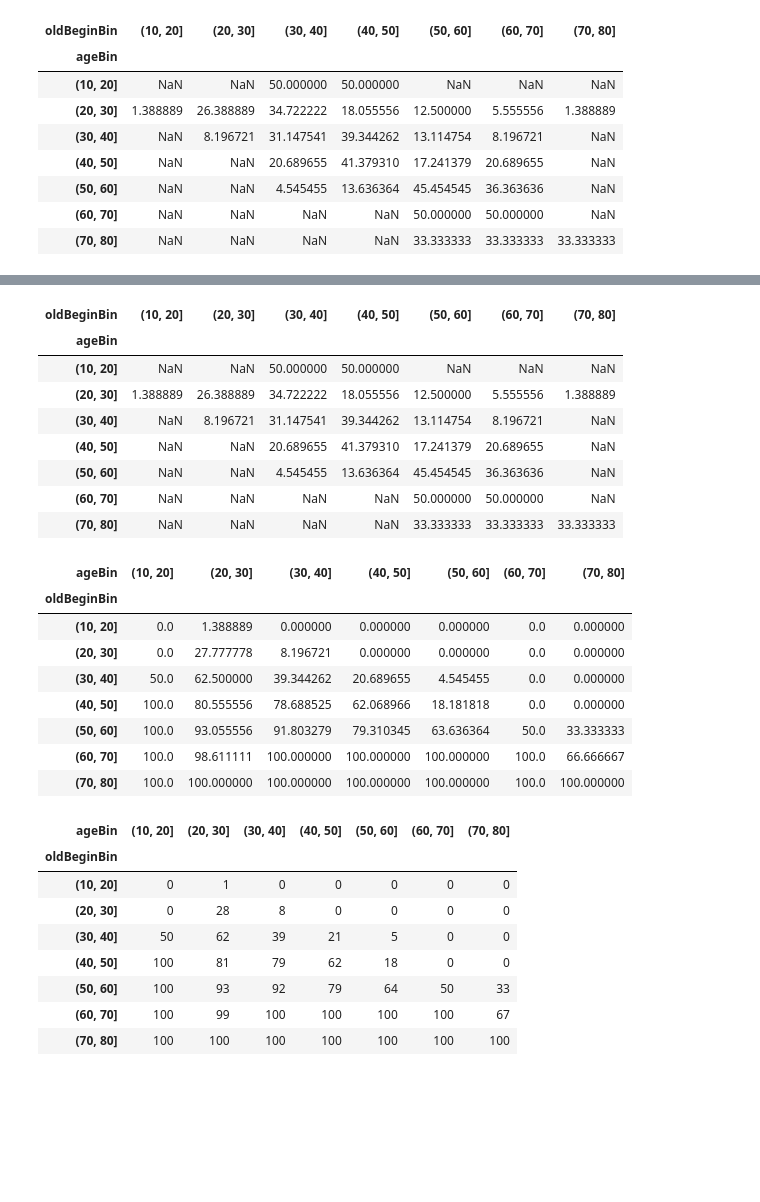
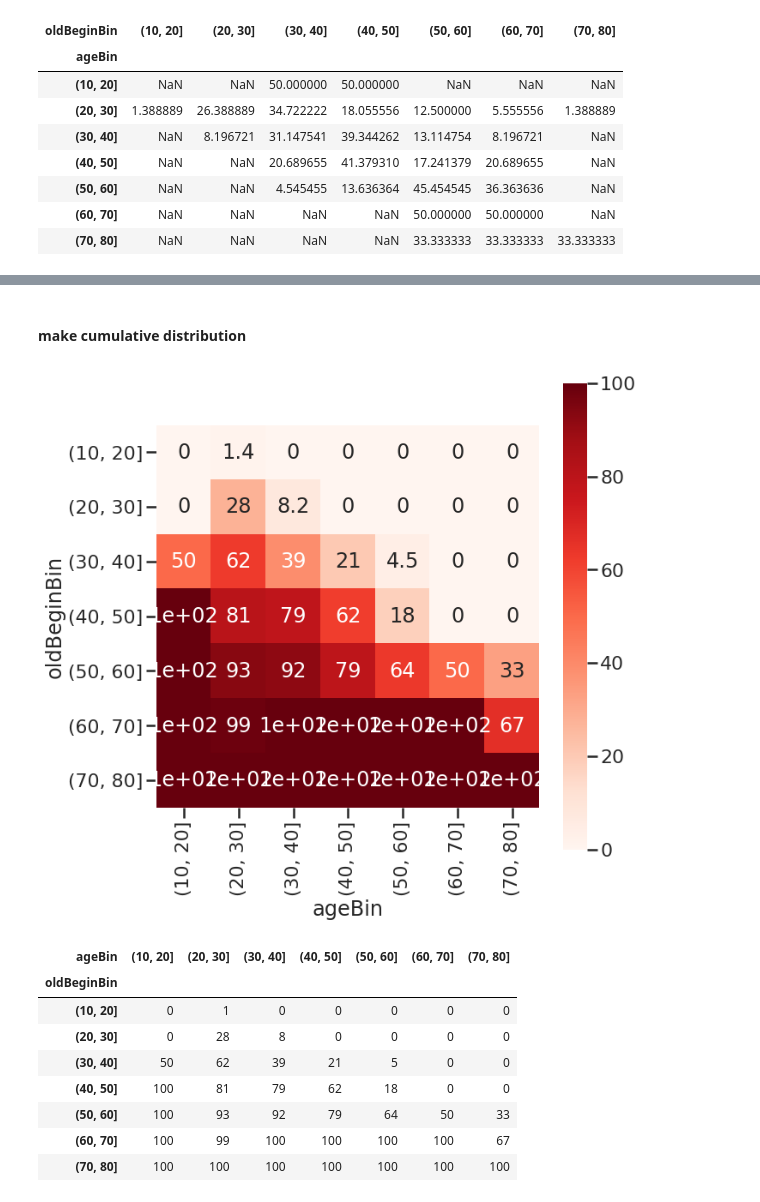
Before and after one commit to mwegrzyn/abbildungenWS1819, a Jupyter notebook: notebooks/age_project_MW.ipynb, the cells around one changed output, grey strips where cells are left out. Drawn from its saved outputs; the diff is of its cells as text; code cells hidden in the pictures; blank space fills up the shorter version.

```diff
--- a/notebooks/age_project_MW.ipynb
+++ b/notebooks/age_project_MW.ipynb
@@ -736,29 +226,13 @@ plt.show()
-# %%
-percent_df
-# %% [output]
-| oldBeginBin | (10, 20] | (20, 30] | (30, 40] | (40, 50] | (50, 60] | (60, 70] | (70, 80] |
-| ageBin |  |  |  |  |  |  |  |
-| (10, 20] | NaN | NaN | 50.000000 | 50.000000 | NaN | NaN | NaN |
-| (20, 30] | 1.388889 | 26.388889 | 34.722222 | 18.055556 | 12.500000 | 5.555556 | 1.388889 |
-| (30, 40] | NaN | 8.196721 | 31.147541 | 39.344262 | 13.114754 | 8.196721 | NaN |
-| (40, 50] | NaN | NaN | 20.689655 | 41.379310 | 17.241379 | 20.689655 | NaN |
-| (50, 60] | NaN | NaN | 4.545455 | 13.636364 | 45.454545 | 36.363636 | NaN |
-| (60, 70] | NaN | NaN | NaN | NaN | 50.000000 | 50.000000 | NaN |
-| (70, 80] | NaN | NaN | NaN | NaN | 33.333333 | 33.333333 | 33.333333 |
+# %% [markdown]
+#### make cumulative distribution
 # %%
 cum_percent_df = percent_df.fillna(0).cumsum(axis=1).T.copy()
-# %%
-cum_percent_df
-# %% [output]
-| ageBin | (10, 20] | (20, 30] | (30, 40] | (40, 50] | (50, 60] | (60, 70] | (70, 80] |
-| oldBeginBin |  |  |  |  |  |  |  |
-| (10, 20] | 0.0 | 1.388889 | 0.000000 | 0.000000 | 0.000000 | 0.0 | 0.000000 |
-| (20, 30] | 0.0 | 27.777778 | 8.196721 | 0.000000 | 0.000000 | 0.0 | 0.000000 |
-| (30, 40] | 50.0 | 62.500000 | 39.344262 | 20.689655 | 4.545455 | 0.0 | 0.000000 |
-| (40, 50] | 100.0 | 80.555556 | 78.688525 | 62.068966 | 18.181818 | 0.0 | 0.000000 |
-| (50, 60] | 100.0 | 93.055556 | 91.803279 | 79.310345 | 63.636364 | 50.0 | 33.333333 |
-| (60, 70] | 100.0 | 98.611111 | 100.000000 | 100.000000 | 100.000000 | 100.0 | 66.666667 |
-| (70, 80] | 100.0 | 100.000000 | 100.000000 | 100.000000 | 100.000000 | 100.0 | 100.000000 |
+# %%
+plt.figure(figsize=(10,10))
+sns.heatmap(cum_percent_df,square=True,annot=True,cmap='Reds')
+plt.show()
+# %% [output]
+[figure, added]
 # %%
 round_df = np.round(cum_percent_df, 0).astype(int)
 round_df
```
Also changed, not shown: parts of 94 cells of this notebook, 2 other files.
